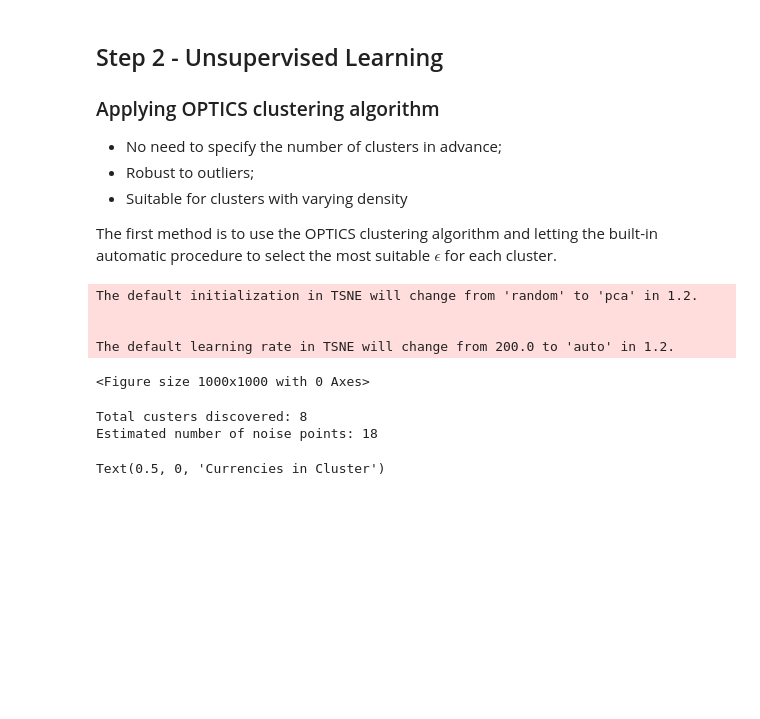
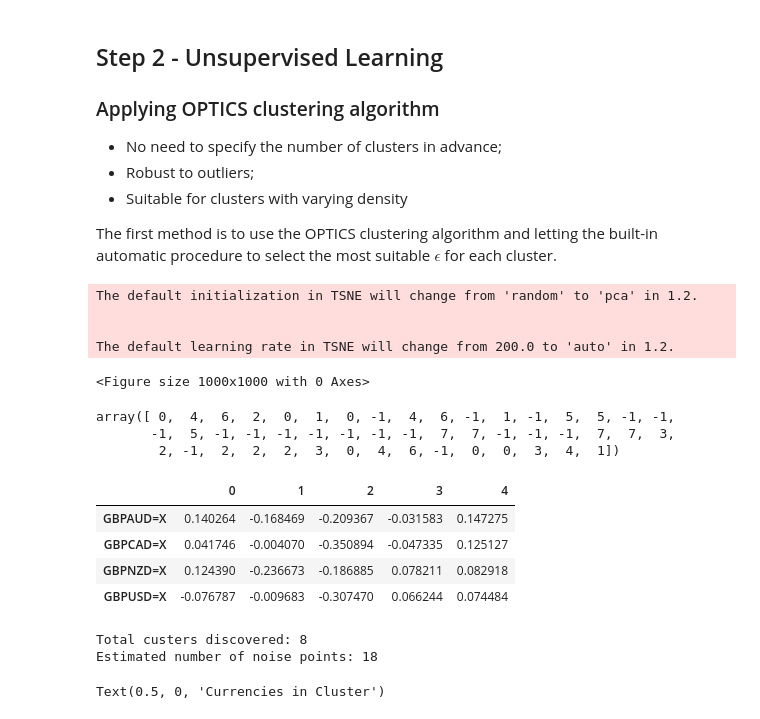
Before and after one commit to Renuto/Trading-Algorithmic, a Jupyter notebook: Statistical Arbitrage/statistical_Arbitrage.ipynb, the cells around one changed output. Saved outputs shown, nothing was run; the diff lists cells and outputs as text; code cells hidden in the pictures; blank space fills up the shorter version.

```diff
--- a/Statistical Arbitrage/statistical_Arbitrage.ipynb
+++ b/Statistical Arbitrage/statistical_Arbitrage.ipynb
@@ -83,6 +83,20 @@ The default learning rate in TSNE will change from 200.0 to 'auto' in 1.2.
 <Figure size 1000x1000 with 0 Axes>
 # %%
 labels = clust.labels_
+# %%
+labels
+# %% [output]
+array([ 0,  4,  6,  2,  0,  1,  0, -1,  4,  6, -1,  1, -1,  5,  5, -1, -1,
+       -1,  5, -1, -1, -1, -1, -1, -1, -1,  7,  7, -1, -1, -1,  7,  7,  3,
+        2, -1,  2,  2,  2,  3,  0,  4,  6, -1,  0,  0,  3,  4,  1])
+# %%
+ps.feature_vector[labels == 7]
+# %% [output]
+|  | 0 | 1 | 2 | 3 | 4 |
+| GBPAUD=X | 0.140264 | -0.168469 | -0.209367 | -0.031583 | 0.147275 |
+| GBPCAD=X | 0.041746 | -0.004070 | -0.350894 | -0.047335 | 0.125127 |
+| GBPNZD=X | 0.124390 | -0.236673 | -0.186885 | 0.078211 | 0.082918 |
+| GBPUSD=X | -0.076787 | -0.009683 | -0.307470 | 0.066244 | 0.074484 |
 # %%
 n_clusters_ = len(set(labels)) - (1 if -1 in labels else 0)
 print ("\nTotal custers discovered: %d" % n_clusters_)
```
Also changed, not shown: parts of 8 cells of this notebook.
